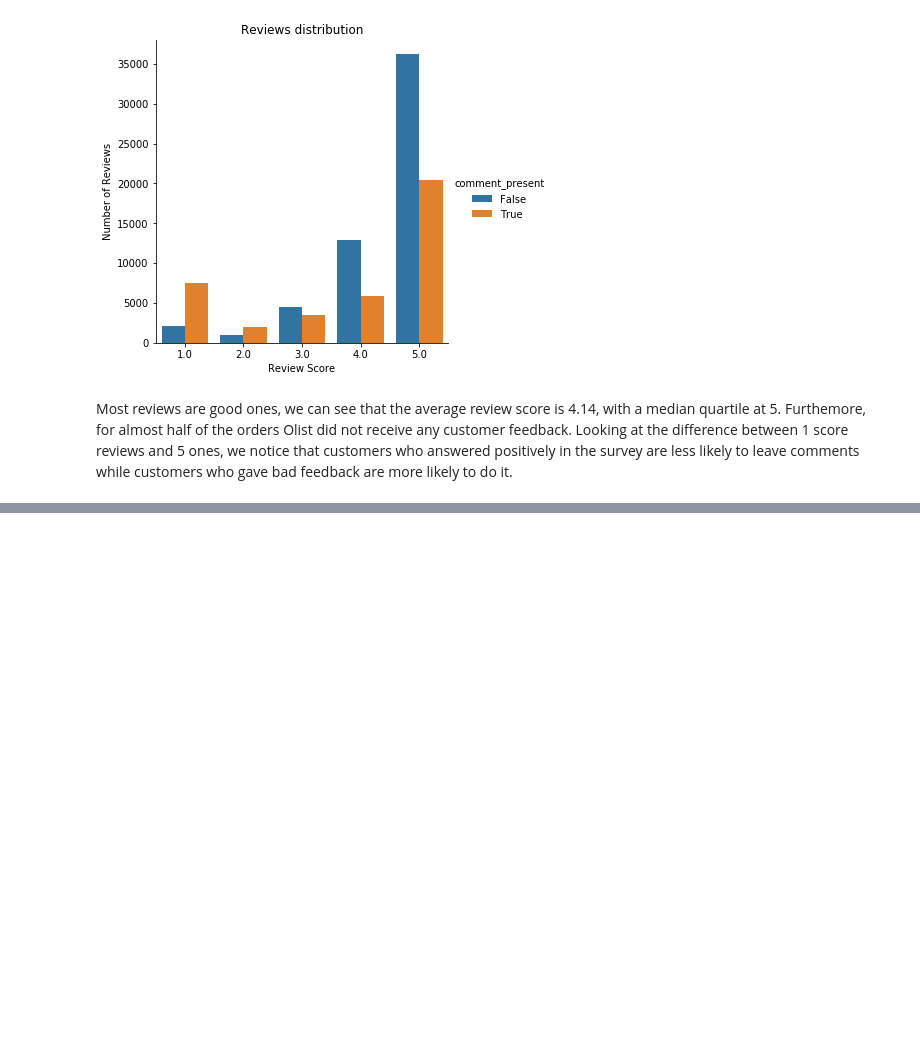
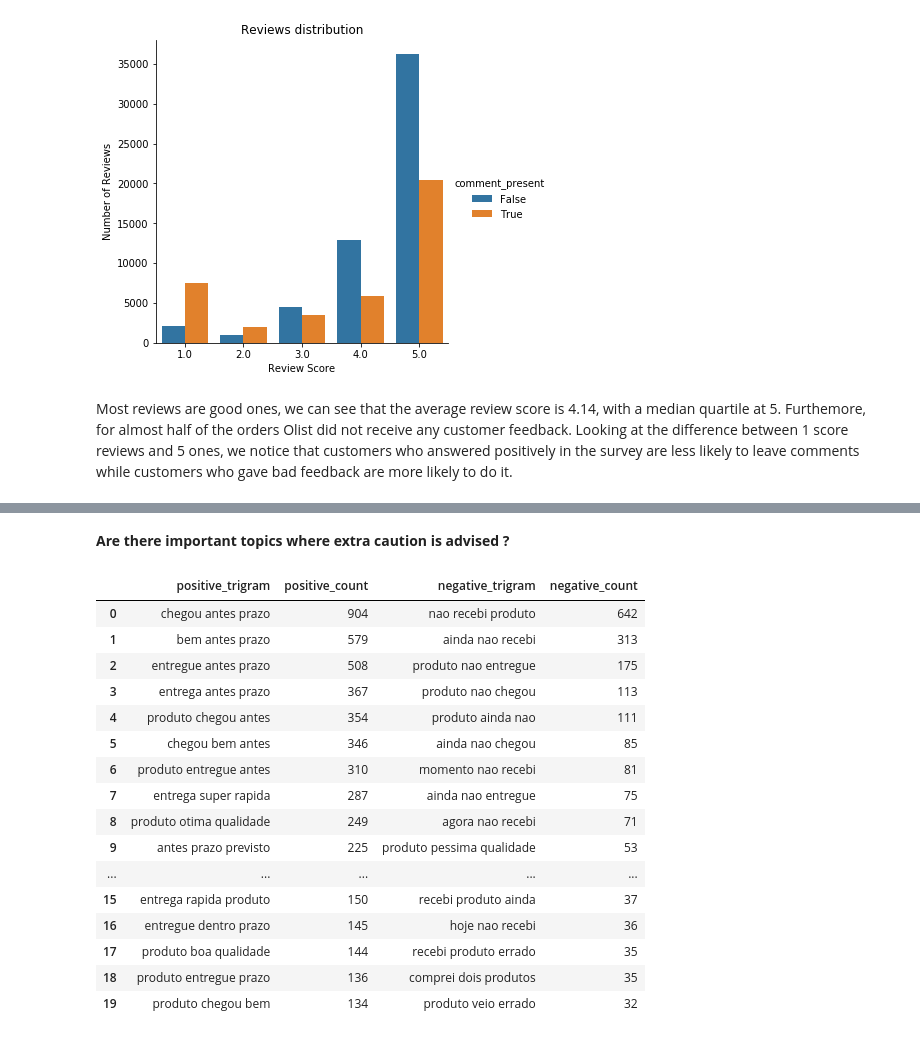
Before and after one commit to Mortiniera/brazilian-e-commerce, a Jupyter notebook: Final_Code/Customer_Sentiment_Analysis.ipynb, the cells around one changed output, grey strips where cells are left out. Drawn from its saved outputs; the diff is of its cells as text; code cells hidden in the pictures; blank space fills up the shorter version.

```diff
--- a/Final_Code/Customer_Sentiment_Analysis.ipynb
+++ b/Final_Code/Customer_Sentiment_Analysis.ipynb
@@ -53,0 +105,60 @@ orders[(orders['comment_present'] == True) & (orders['review_score'] == 5)]\
+# %%
+# Source
+#https://stackoverflow.com/questions/14682397/how-does-unicodedata-normalizeform-unistr-work
+#https://en.wikipedia.org/wiki/Unicode_equivalence
+def normalize_form(sentence):
+    return unicodedata.normalize('NFKD', sentence).encode('ascii', errors='ignore').decode('utf-8')
+
+stopw = set(normalize_form(w) for w in nltk.corpus.stopwords.words('portuguese'))
+stopw.remove('nao') #useful to understand sentiment
+
+
+def sentence_to_words(sentence):
+    normalized = normalize_form(sentence.lower())
+    tokens = nltk.tokenize.word_tokenize(normalized)
+    words = tuple(t for t in tokens if t not in stopw and t.isalpha())
+    return words
+
+def words_to_ngrams(words):
+    trigrams = []
+    for w in words:
+        trigrams.extend(' '.join(trigram) for trigram in nltk.trigrams(w))
+
+    return trigrams
+# %%
+orders_commented['review_comment_words'] = orders_commented['review_comment_message'].apply(sentence_to_words)
+
+positive_reviews = orders_commented[orders_commented['review_score'] == 5]
+negative_reviews = orders_commented[orders_commented['review_score'] == 1]
+
+positive_trigrams = words_to_ngrams(positive_reviews['review_comment_words'])
+negative_trigrams = words_to_ngrams(negative_reviews['review_comment_words'])
+# %% [markdown]
+**Are there important topics where extra caution is advised ?**
+# %%
+top20_positive = dict(Counter(positive_trigrams).most_common(20))
+top20_negative = dict(Counter(negative_trigrams).most_common(20))
+# %%
+trigrams = pd.DataFrame(list(zip(top20_positive.keys(), top20_positive.values(), \
+                                                  top20_negative.keys(),top20_negative.values())), \
+                  columns =['positive_trigram','positive_count', 'negative_trigram', 'negative_count'])
+# %%
+trigrams
+# %% [output]
+|  | positive_trigram | positive_count | negative_trigram | negative_count |
+| 0 | chegou antes prazo | 904 | nao recebi produto | 642 |
+| 1 | bem antes prazo | 579 | ainda nao recebi | 313 |
+| 2 | entregue antes prazo | 508 | produto nao entregue | 175 |
+| 3 | entrega antes prazo | 367 | produto nao chegou | 113 |
+| 4 | produto chegou antes | 354 | produto ainda nao | 111 |
+| 5 | chegou bem antes | 346 | ainda nao chegou | 85 |
+| 6 | produto entregue antes | 310 | momento nao recebi | 81 |
+| 7 | entrega super rapida | 287 | ainda nao entregue | 75 |
+| 8 | produto otima qualidade | 249 | agora nao recebi | 71 |
+| 9 | antes prazo previsto | 225 | produto pessima qualidade | 53 |
+| ... | ... | ... | ... | ... |
+| 15 | entrega rapida produto | 150 | recebi produto ainda | 37 |
+| 16 | entregue dentro prazo | 145 | hoje nao recebi | 36 |
+| 17 | produto boa qualidade | 144 | recebi produto errado | 35 |
+| 18 | produto entregue prazo | 136 | comprei dois produtos | 35 |
+| 19 | produto chegou bem | 134 | produto veio errado | 32 |
```
Also changed, not shown: parts of 33 cells of this notebook, 1 other file.
